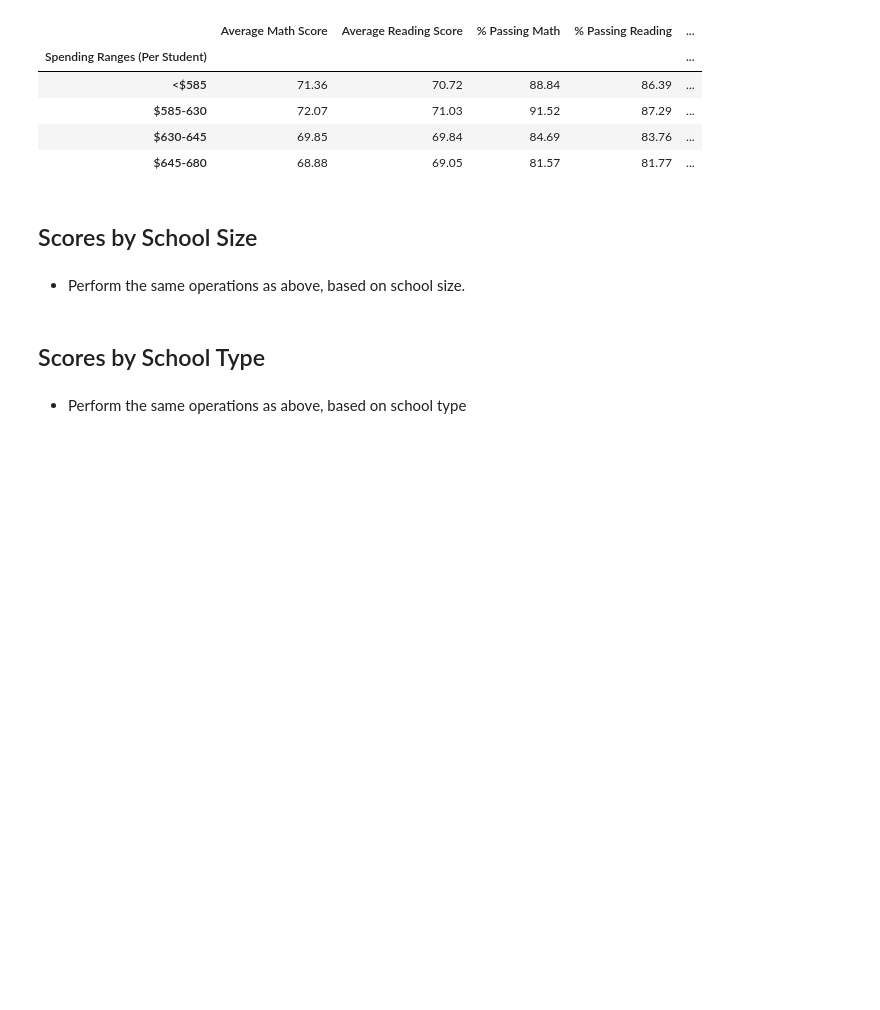
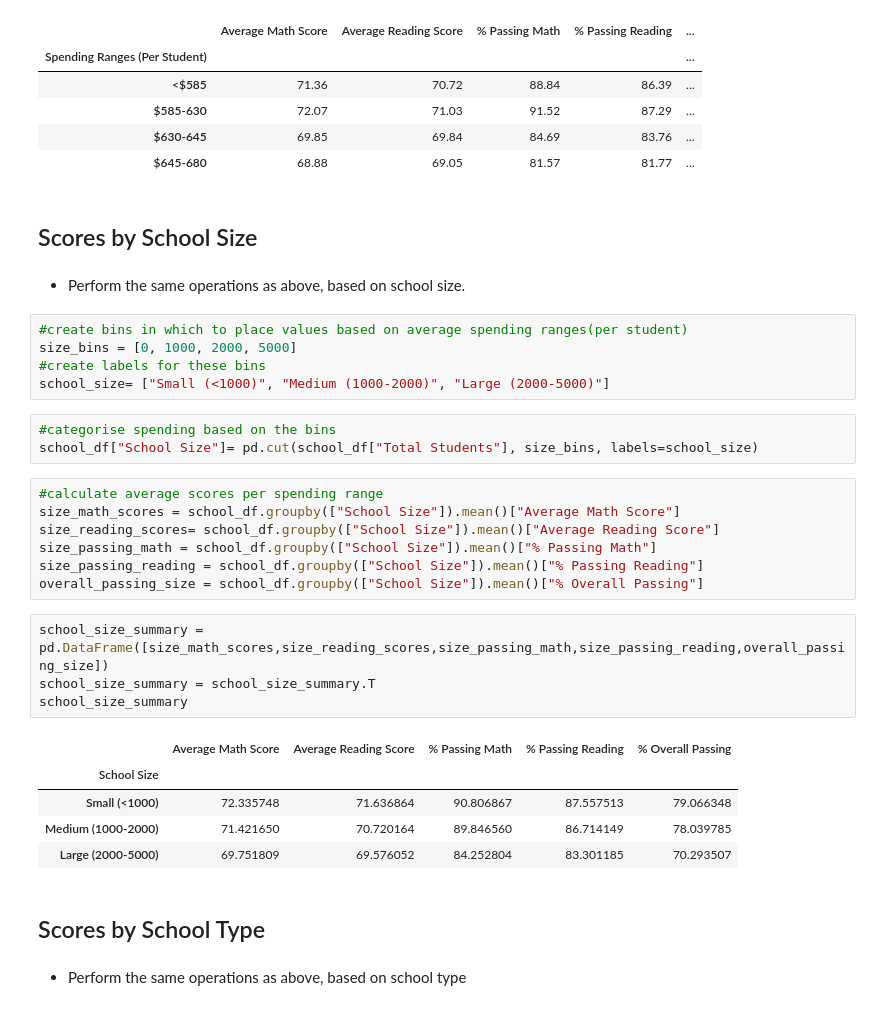
Before and after one commit to Sushil100040/Pandas_Challenge, a Jupyter notebook: PyCitySchools.ipynb, the cells around one changed output. Saved outputs shown, nothing was run; the diff lists cells and outputs as text; blank space fills up the shorter version.

```diff
--- a/PyCitySchools.ipynb
+++ b/PyCitySchools.ipynb
@@ -301,6 +301,31 @@ spending_summary
 ## Scores by School Size
 # %% [markdown]
 * Perform the same operations as above, based on school size.
+# %%
+#create bins in which to place values based on average spending ranges(per student)
+size_bins = [0, 1000, 2000, 5000]
+#create labels for these bins
+school_size= ["Small (<1000)", "Medium (1000-2000)", "Large (2000-5000)"]
+# %%
+#categorise spending based on the bins
+school_df["School Size"]= pd.cut(school_df["Total Students"], size_bins, labels=school_size)
+# %%
+#calculate average scores per spending range
+size_math_scores = school_df.groupby(["School Size"]).mean()["Average Math Score"]
+size_reading_scores= school_df.groupby(["School Size"]).mean()["Average Reading Score"]
+size_passing_math = school_df.groupby(["School Size"]).mean()["% Passing Math"]
+size_passing_reading = school_df.groupby(["School Size"]).mean()["% Passing Reading"]
+overall_passing_size = school_df.groupby(["School Size"]).mean()["% Overall Passing"]
+# %%
+school_size_summary = pd.DataFrame([size_math_scores,size_reading_scores,size_passing_math,size_passing_reading,overall_passing_size])
+school_size_summary = school_size_summary.T
+school_size_summary
+# %% [output]
+|  | Average Math Score | Average Reading Score | % Passing Math | % Passing Reading | % Overall Passing |
+| School Size |  |  |  |  |  |
+| Small (<1000) | 72.335748 | 71.636864 | 90.806867 | 87.557513 | 79.066348 |
+| Medium (1000-2000) | 71.421650 | 70.720164 | 89.846560 | 86.714149 | 78.039785 |
+| Large (2000-5000) | 69.751809 | 69.576052 | 84.252804 | 83.301185 | 70.293507 |
 # %% [markdown]
 ## Scores by School Type
 # %% [markdown]
```
Also changed, not shown: parts of 2 cells of this notebook.
